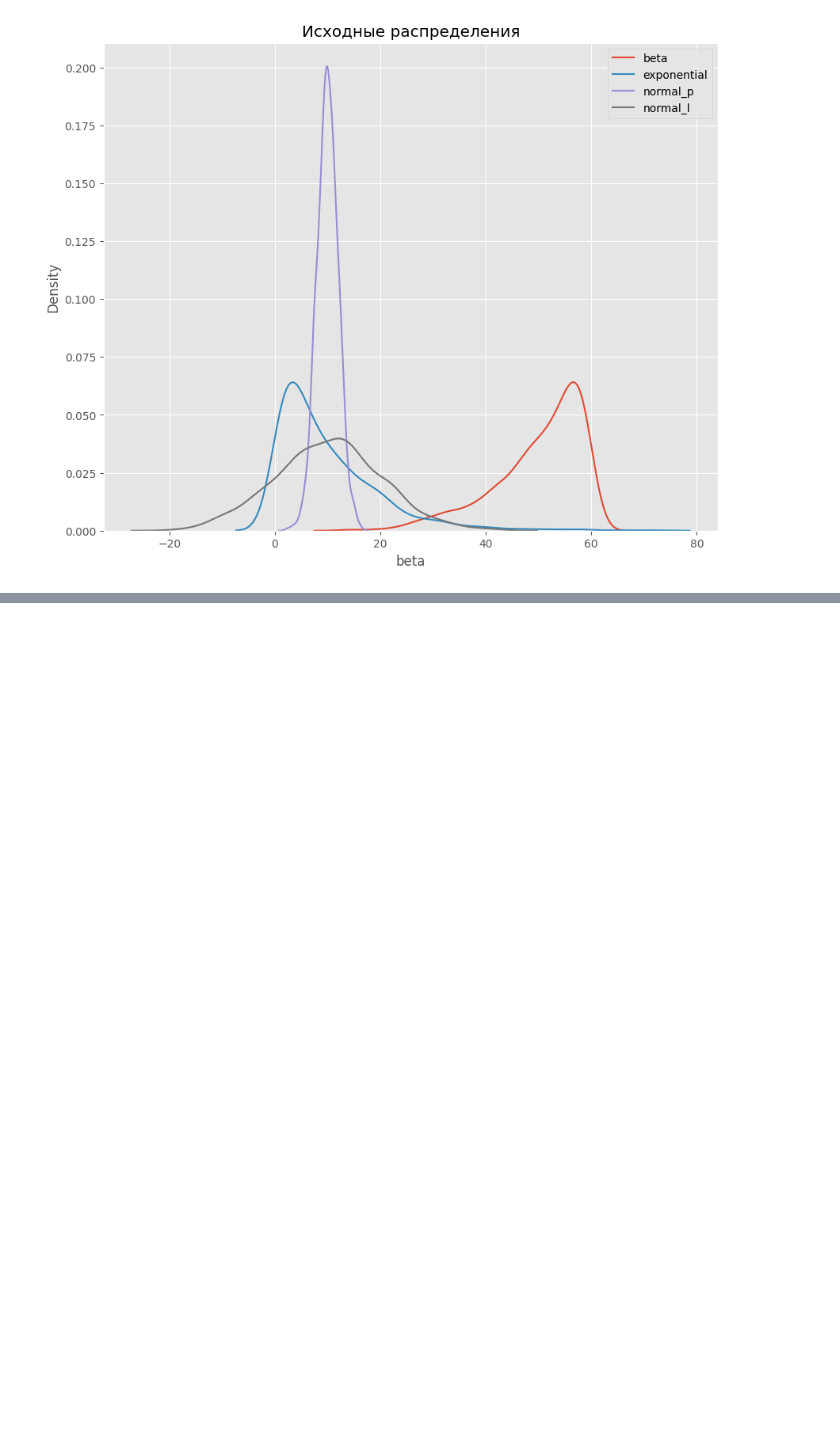
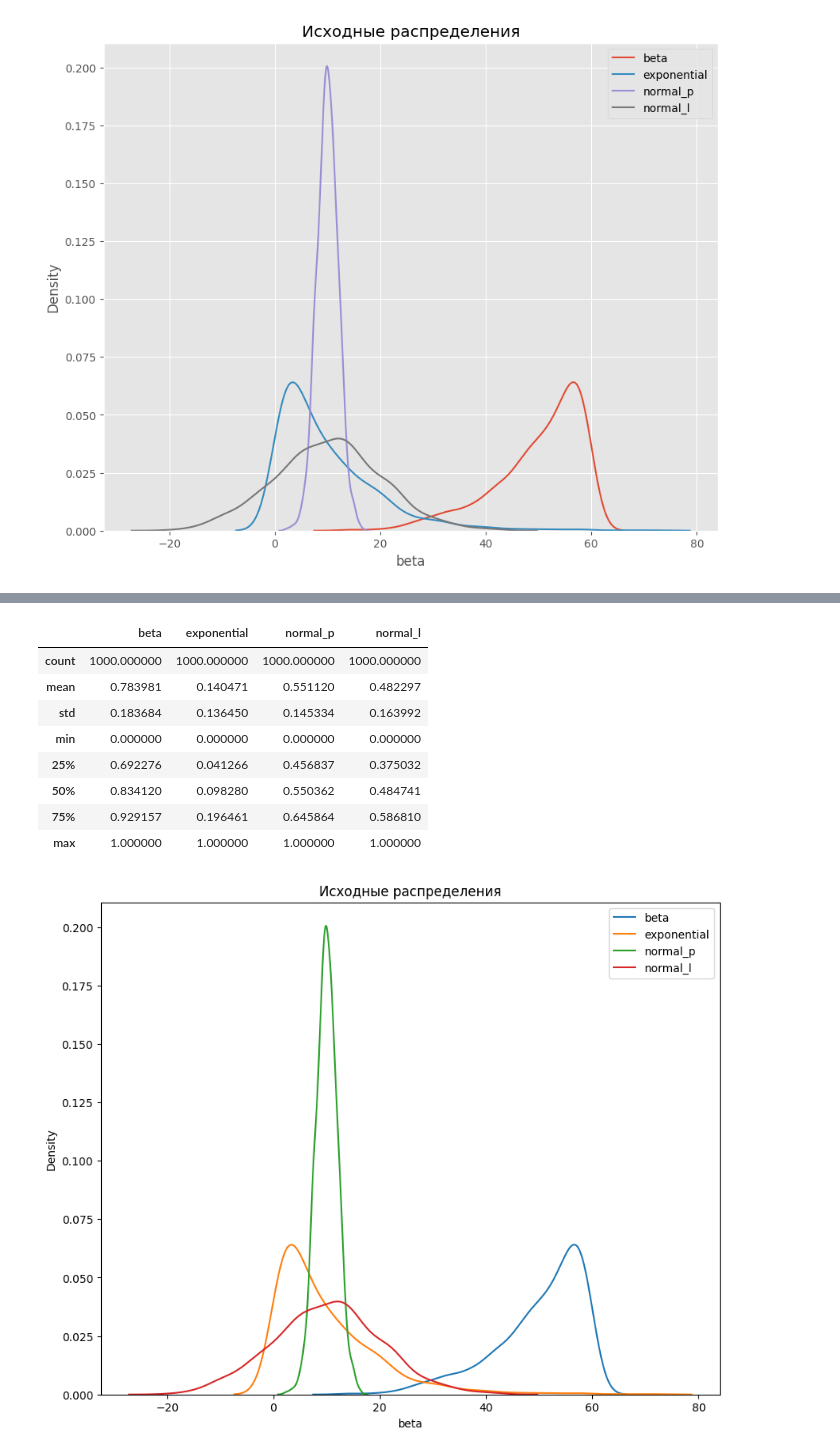
Before and after one commit to alexmoscar/new-rep-main, a Jupyter notebook: EDA/normalization.ipynb, the cells around one changed output, grey strips where cells are left out. Saved outputs shown, nothing was run; the diff lists cells and outputs as text; code cells hidden in the pictures; blank space fills up the shorter version.

```diff
--- a/EDA/normalization.ipynb
+++ b/EDA/normalization.ipynb
@@ -59,0 +71,73 @@ df.describe()
+# %%
+import numpy as np
+import pandas as pd
+
+np.random.seed(34)
+
+# для нормализации, стандартизации
+from sklearn import preprocessing
+
+# Для графиков
+import matplotlib
+import matplotlib.pyplot as plt
+import seaborn as sns
+
+                                    #ниже просто создан датасет для дальнейшего
+
+# сгенерируем датасет из случайных чисел
+df = pd.DataFrame({
+    # Бета распределение, 5 – значение альфа, 1 – значение бета, 1000 – размер
+    'beta': np.random.beta(5, 1, 1000) * 60,
+
+    # Экспоненциальное распределение, 10 – "резкость" экспоненты, 1000 – размер
+    'exponential': np.random.exponential(10, 1000),
+
+    # Нормальное распределение, 10 – среднее значение р., 2 – стандартное отклонение, 1000 – количество сэмплов
+    'normal_p': np.random.normal(10, 2, 1000),
+
+    # Нормальное распределение, 10 – среднее значение р., 10 – стандартное отклонение, 1000 – количество сэмплов
+    'normal_l': np.random.normal(10, 10, 1000),
+})
+
+# Копируем названия столбцов, которые теряются при использовании fit_transform()
+col_names = list(df.columns)
+# зададим параметры холста, название и визуализируем кривые распределения:
+fig, (ax1) = plt.subplots(ncols=1, figsize=(10, 8))
+ax1.set_title('Исходные распределения')
+
+# kdeplot() (KDE – оценка плотности ядра) – специальный метод для графиков распределений
+sns.kdeplot(df['beta'], ax=ax1, label ='beta')
+sns.kdeplot(df['exponential'], ax=ax1, label ='exponential')
+sns.kdeplot(df['normal_p'], ax=ax1, label ='normal_p')
+sns.kdeplot(df['normal_l'], ax=ax1, label ='normal_l')
+plt.legend()
+
+                                                    # Это уже нормализация
+# инициализируем нормализатор MinMaxScaler
+mm_scaler = preprocessing.MinMaxScaler()
+
+# кодируем исходный датасет
+df_mm = mm_scaler.fit_transform(df)
+
+# Преобразуем промежуточный датасет в полноценный датафрейм для визуализации
+df_mm = pd.DataFrame(df_mm, columns=col_names)
+
+fig, (ax1) = plt.subplots(ncols=1, figsize=(10, 8))
+ax1.set_title('После нормализации MinMaxScaler')
+
+sns.kdeplot(df_mm['beta'], ax=ax1)
+sns.kdeplot(df_mm['exponential'], ax=ax1)
+sns.kdeplot(df_mm['normal_p'], ax=ax1)
+sns.kdeplot(df_mm['normal_l'], ax=ax1)
+df_mm.describe()
+# %% [output]
+|  | beta | exponential | normal_p | normal_l |
+| count | 1000.000000 | 1000.000000 | 1000.000000 | 1000.000000 |
+| mean | 0.783981 | 0.140471 | 0.551120 | 0.482297 |
+| std | 0.183684 | 0.136450 | 0.145334 | 0.163992 |
+| min | 0.000000 | 0.000000 | 0.000000 | 0.000000 |
+| 25% | 0.692276 | 0.041266 | 0.456837 | 0.375032 |
+| 50% | 0.834120 | 0.098280 | 0.550362 | 0.484741 |
+| 75% | 0.929157 | 0.196461 | 0.645864 | 0.586810 |
+| max | 1.000000 | 1.000000 | 1.000000 | 1.000000 |
+[figure, added]
```
Also changed, not shown: parts of 2 cells of this notebook.
